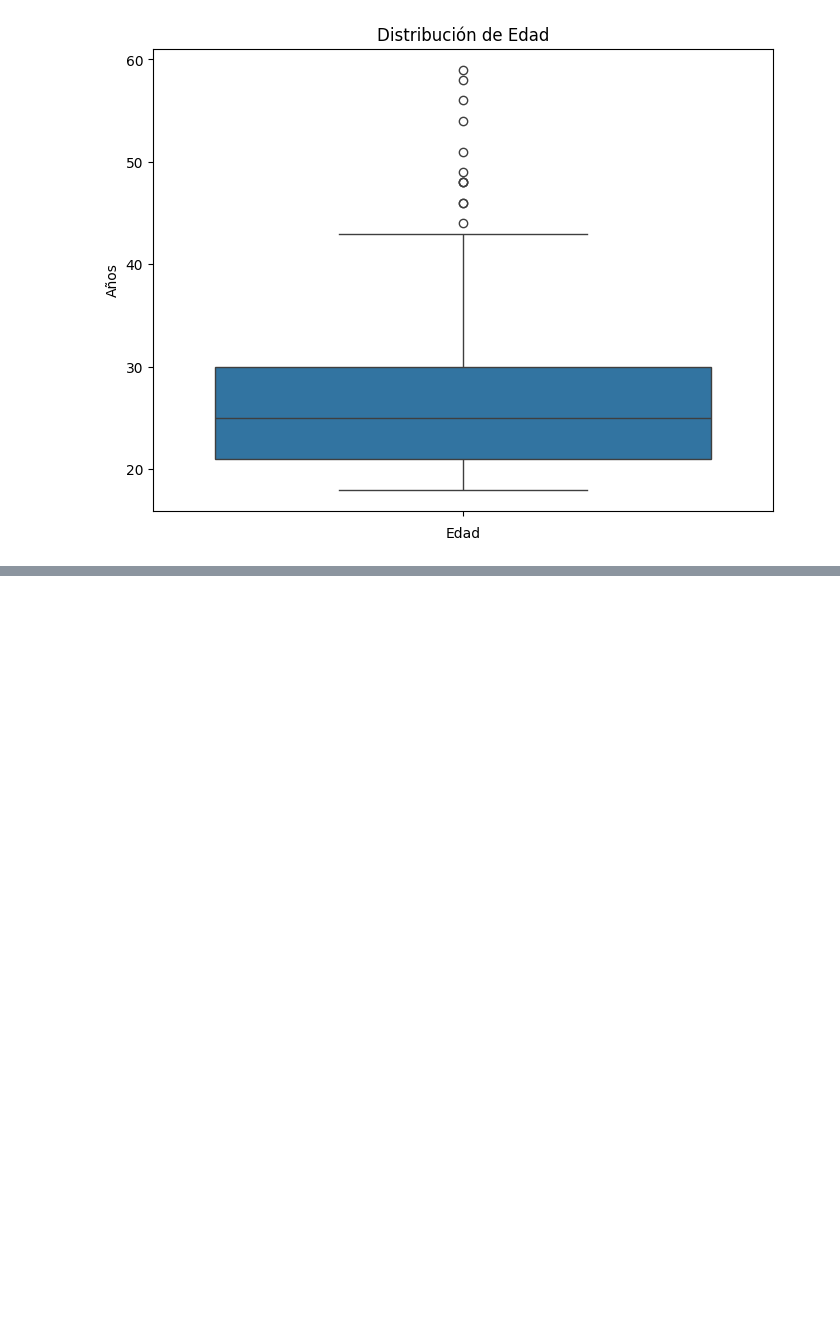
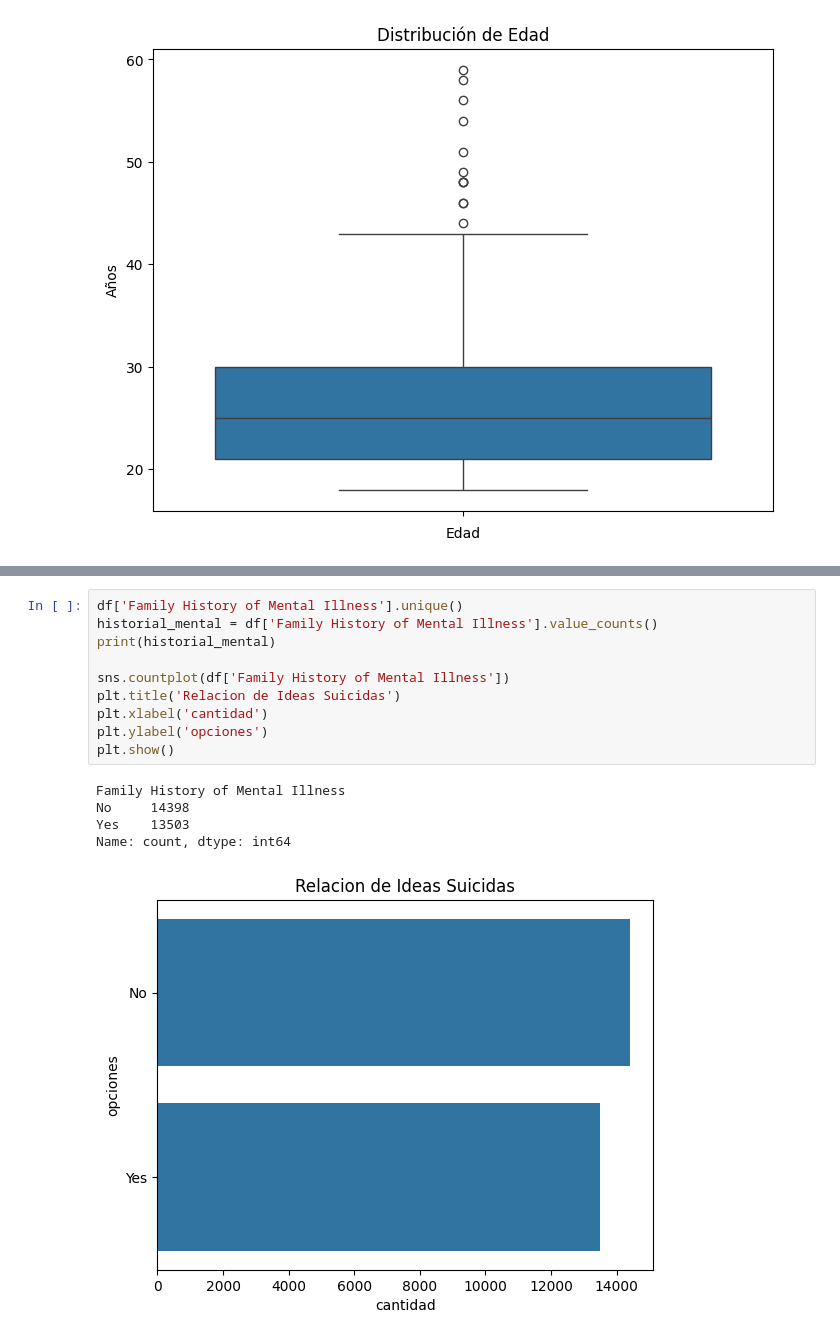
Before and after one commit to LeoV79080679/DSCI, a Jupyter notebook: ProyectoDS_parteI_Valderrama.ipynb, the cells around one changed output, grey strips where cells are left out. Drawn from its saved outputs; the diff is of its cells as text; blank space fills up the shorter version.

```diff
--- a/ProyectoDS_parteI_Valderrama.ipynb
+++ b/ProyectoDS_parteI_Valderrama.ipynb
@@ -141,0 +159,16 @@ plt.show()
+# %%
+df['Family History of Mental Illness'].unique()
+historial_mental = df['Family History of Mental Illness'].value_counts()
+print(historial_mental)
+
+sns.countplot(df['Family History of Mental Illness'])
+plt.title('Relacion de Ideas Suicidas')
+plt.xlabel('cantidad')
+plt.ylabel('opciones')
+plt.show()
+# %% [output]
+Family History of Mental Illness
+No     14398
+Yes    13503
+Name: count, dtype: int64
+[figure, added]
```
Also changed, not shown: parts of 5 cells of this notebook.
